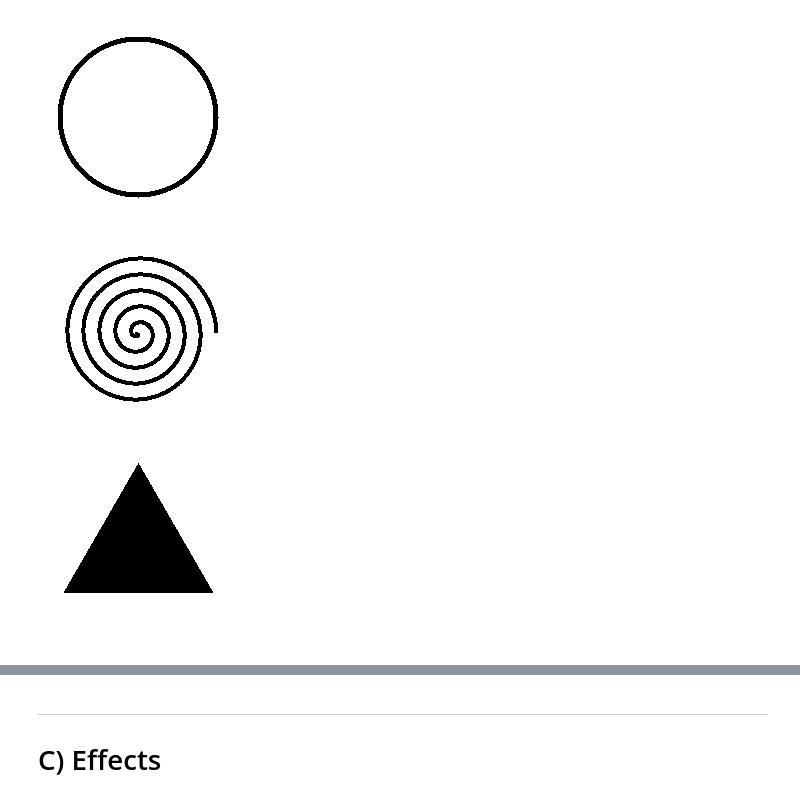
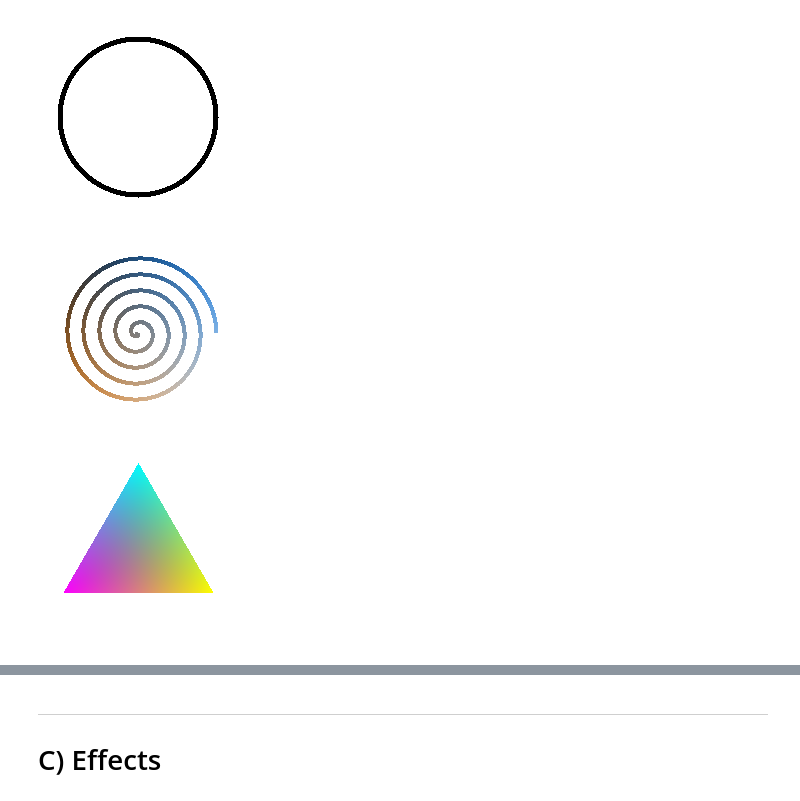
Before and after one commit to effa/iv122, a Jupyter notebook: 04-bitmap-graphics.ipynb, the cells around one changed output, grey strips where cells are left out. Cells and saved outputs as stored; diff of their text form; code cells hidden in the pictures.

```diff
--- a/04-bitmap-graphics.ipynb
+++ b/04-bitmap-graphics.ipynb
@@ -76,7 +76,11 @@ circle_parametric(r=80, linewidth=5, size=200)
 # %% [output]
 [figure]
 # %%
-# TODO: color
+def get_color(x, y, size):
+    blue = int(x/size * 255)
+    red = int(y/size * 255)
+    green = int((x+y)/(2*size) * 255)
+    return (red, green, blue)
 
 def spiral(r, linewidth, n_turns, size):
     mid = size / 2
@@ -89,34 +93,59 @@ def spiral(r, linewidth, n_turns, size):
         for k in range(linewidth):
             x = int(mid + (spiral_radius-k) * cos(alpha))
             y = int(mid + (spiral_radius-k) * sin(alpha))
-            im.putpixel((x, y), BLACK)
+            im.putpixel((x, y), get_color(x, y, size))
     return im
 
 spiral(r=80, linewidth=4, n_turns=5, size=200)
 # %% [output]
-[figure, old version]
+[figure, new version]
 # %%
-# TODO: vertikalni posunuti stale neni uplne sprave (viz side=200)
+# Main trap: "image coordinates" - (0, 0) in top-left corner.
+# TODO: Fix vertical shift (check for side=200).
+
+def distance(a, b):
+    dx = a[0] - b[0]
+    dy = a[1] - b[1]
+    return sqrt(dx**2 + dy**2)
+
 
 def triangle(side, size):
-    mid = size / 2
-    im = Image.new('RGB', (size, size), color='white')
+    def transform(ix, iy):
+        """Convert image-coordinates into drawing coordinates,
+           s.t. origin is at the center of bottom side.
+        """
+        mid = size / 2
+        x = ix - mid
+        y = size - iy - mid + (1/3) * side * sqrt(3)/2
+        return x, y
+
     def in_triangle(x, y):
-        nx = x - mid
-        ny = size - y - mid + (1/3) * side * sqrt(3)/2
-        in_halfplane1 = ny <= -sqrt(3)*nx + side*sqrt(3)/2
-        in_halfplane2 = ny <= sqrt(3)*nx + side*sqrt(3)/2
-        in_halfplane3 = ny >= 0
+        # Assume transformed coordinates.
+        in_halfplane1 = y <= -sqrt(3)*x + side*sqrt(3)/2
+        in_halfplane2 = y <= sqrt(3)*x + side*sqrt(3)/2
+        in_halfplane3 = y >= 0
         return in_halfplane1 and in_halfplane2 and in_halfplane3
 
+    def get_color(x, y):
+        vertices = [
+            (0, side*sqrt(3)/2),
+            (-side/2, 0),
+            (side/2, 0)
+        ]
+        color = tuple(
+            int(distance((x, y), vertex)/side * 255)
+            for vertex in vertices)
+        return color
+
     im = Image.new('RGB', (size, size), color='white')
-    for x in range(size):
-        for y in range(size):
+    for ix in range(size):
+        for iy in range(size):
+            x, y = transform(ix, iy)
             if in_triangle(x, y):
-                im.putpixel((x, y), BLACK)
+                im.putpixel((ix, iy), get_color(x, y))
     return im
 
 triangle(side=150, size=200)
 # %% [output]
-[figure, old version]
+[figure, new version]
 # %%
```
Also changed, not shown: parts of 3 cells of this notebook, 1 other file.
